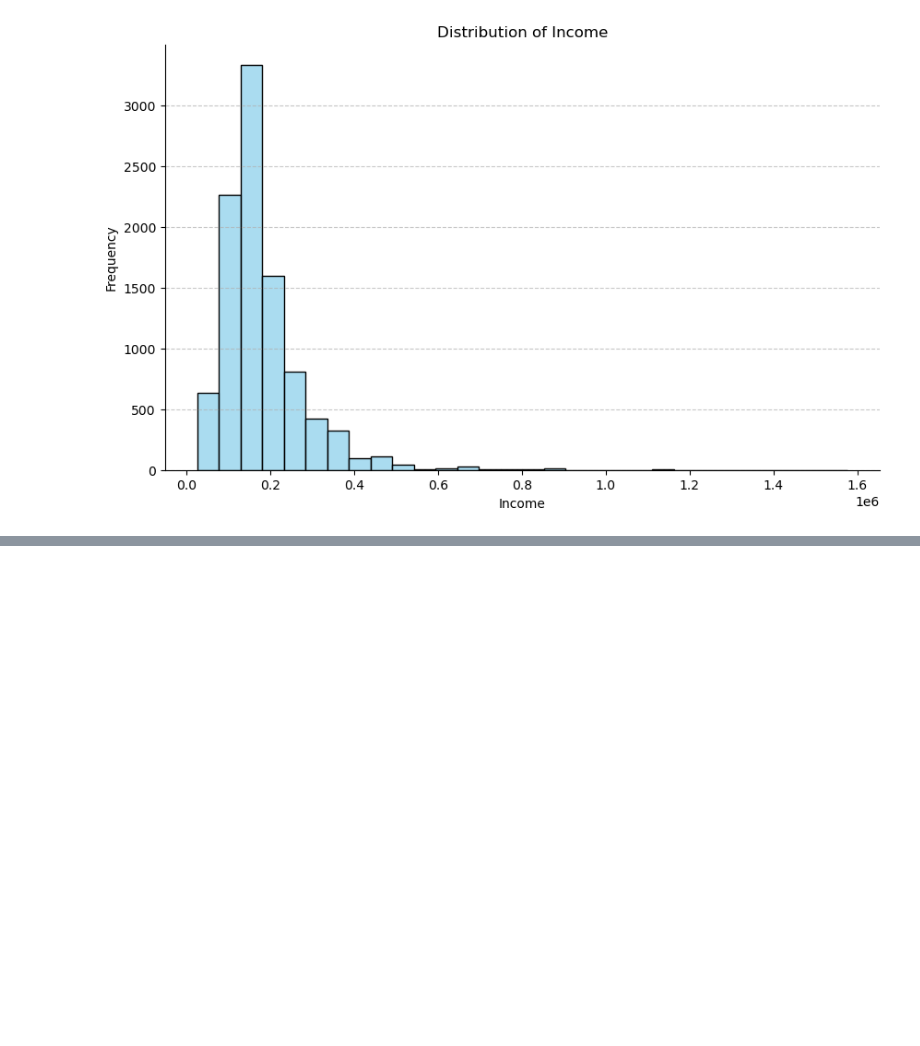
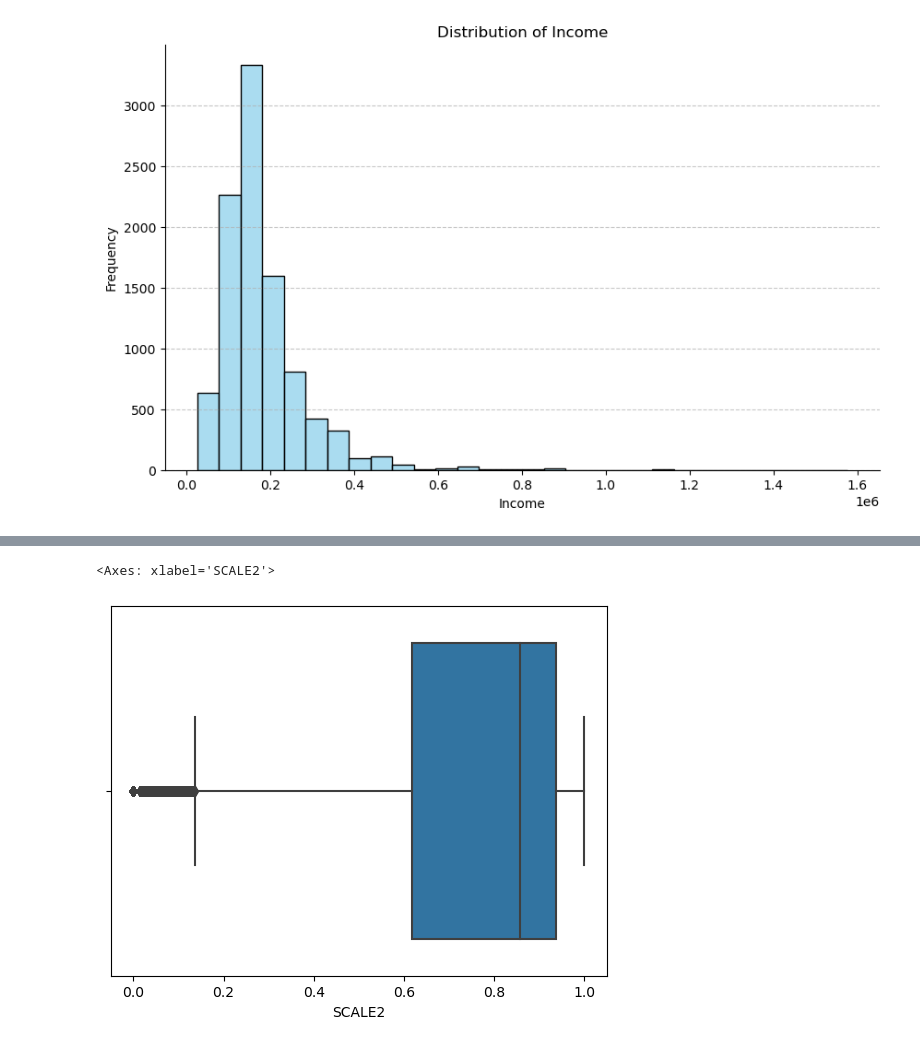
Before and after one commit to tmdcksdl/ML_Credit_Project, a Jupyter notebook: ML_Project/ML_Project2.ipynb, the cells around one changed output, grey strips where cells are left out. Saved outputs shown, nothing was run; the diff lists cells and outputs as text; code cells hidden in the pictures; blank space fills up the shorter version.

```diff
--- a/ML_Project/ML_Project2.ipynb
+++ b/ML_Project/ML_Project2.ipynb
@@ -911,0 +1042,4 @@ plt.show()
+# %%
+agg['SCALE2'] = np.nan
+agg['SCALE2'] = agg['STATUS'] / (agg['MONTHS_BALANCE'] * 7)
+agg.describe().T
@@ -911,0 +1052,5 @@ plt.show()
+# %%
+sns.boxplot(data = agg, x='SCALE2')
+# %% [output]
+<Axes: xlabel='SCALE2'>
+[figure, added]
```
Also changed, not shown: parts of 23 cells of this notebook.
